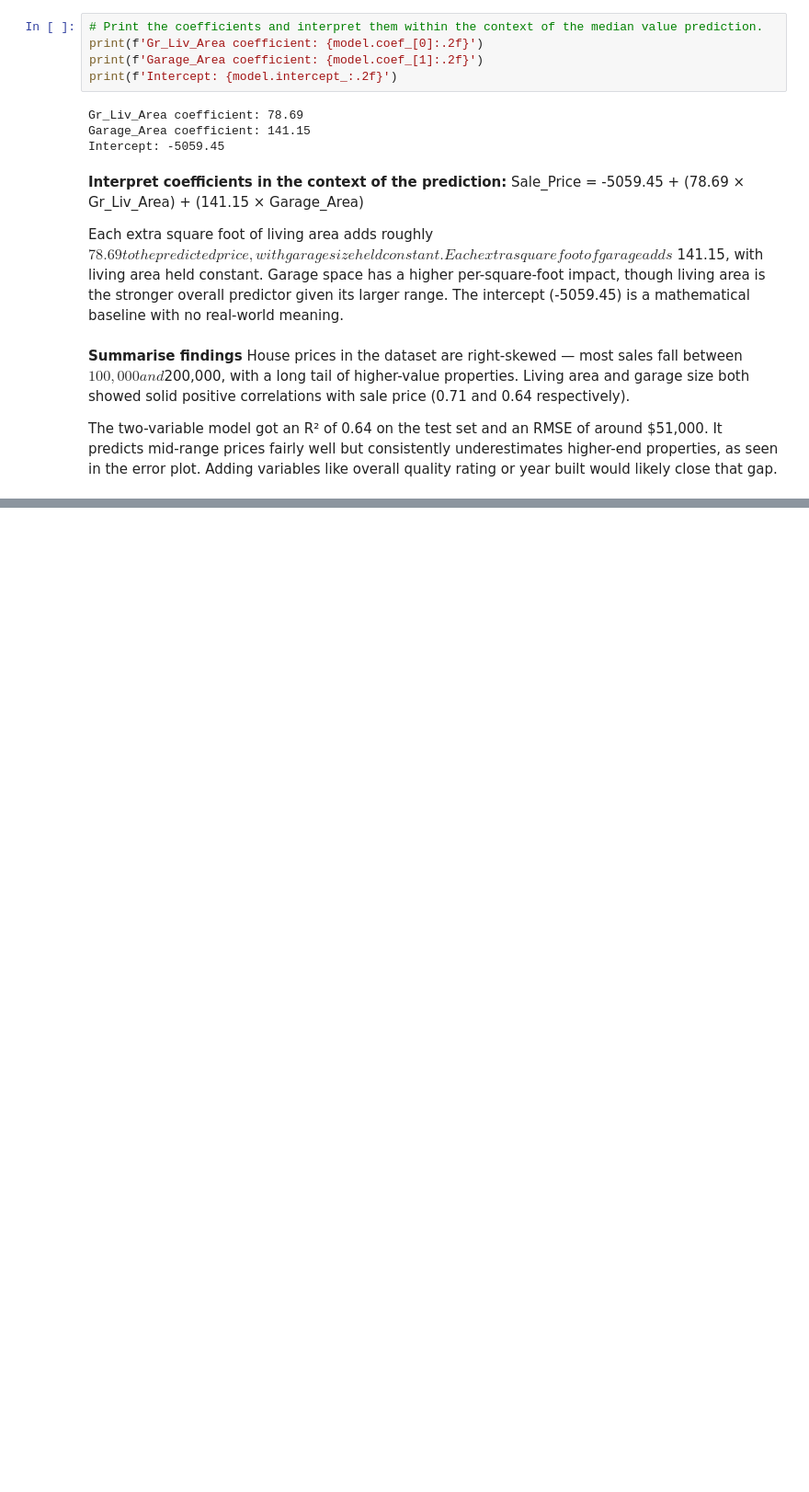
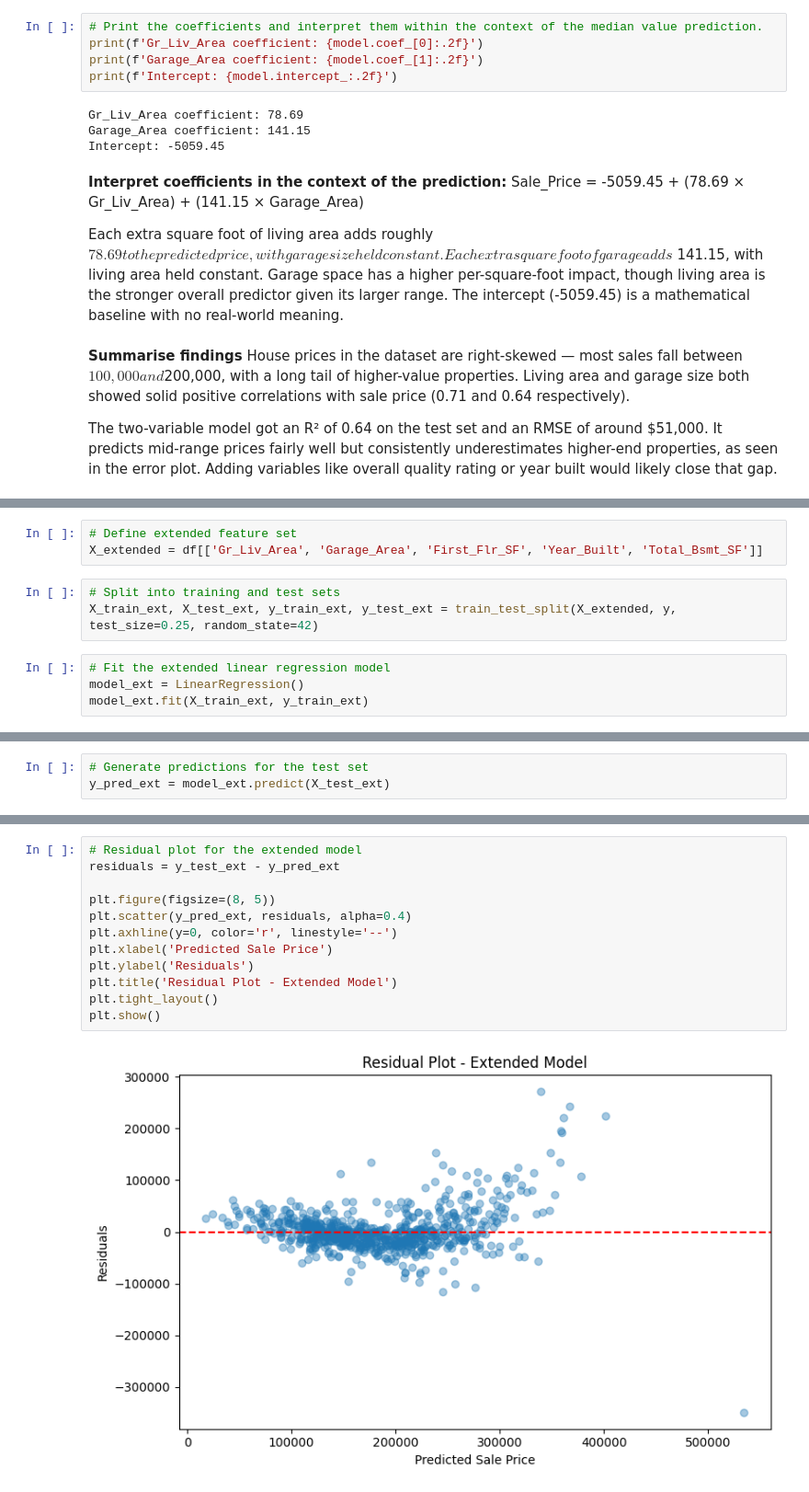
Before and after one commit to PerryRichardson/ames-house-price-regression, a Jupyter notebook: Linear_Regression_Ames.ipynb, the cells around one changed output, grey strips where cells are left out. Shown at 92% size. Cells and saved outputs as stored; diff of their text form; blank space fills up the shorter version.

Commit message:
Add optional challenge - extended model with 5 predictors, comparison and residual plot

```diff
--- a/Linear_Regression_Ames.ipynb
+++ b/Linear_Regression_Ames.ipynb
@@ -204,0 +207,10 @@ that gap.
+# %%
+# Define extended feature set
+X_extended = df[['Gr_Liv_Area', 'Garage_Area', 'First_Flr_SF', 'Year_Built', 'Total_Bsmt_SF']]
+# %%
+# Split into training and test sets
+X_train_ext, X_test_ext, y_train_ext, y_test_ext = train_test_split(X_extended, y, test_size=0.25, random_state=42)
+# %%
+# Fit the extended linear regression model
+model_ext = LinearRegression()
+model_ext.fit(X_train_ext, y_train_ext)
@@ -204,0 +231,3 @@ that gap.
+# %%
+# Generate predictions for the test set
+y_pred_ext = model_ext.predict(X_test_ext)
@@ -204,0 +263,14 @@ that gap.
+# %%
+# Residual plot for the extended model
+residuals = y_test_ext - y_pred_ext
+
+plt.figure(figsize=(8, 5))
+plt.scatter(y_pred_ext, residuals, alpha=0.4)
+plt.axhline(y=0, color='r', linestyle='--')
+plt.xlabel('Predicted Sale Price')
+plt.ylabel('Residuals')
+plt.title('Residual Plot - Extended Model')
+plt.tight_layout()
+plt.show()
+# %% [output]
+[figure, added]
```
Also changed, not shown: parts of 5 cells of this notebook.
